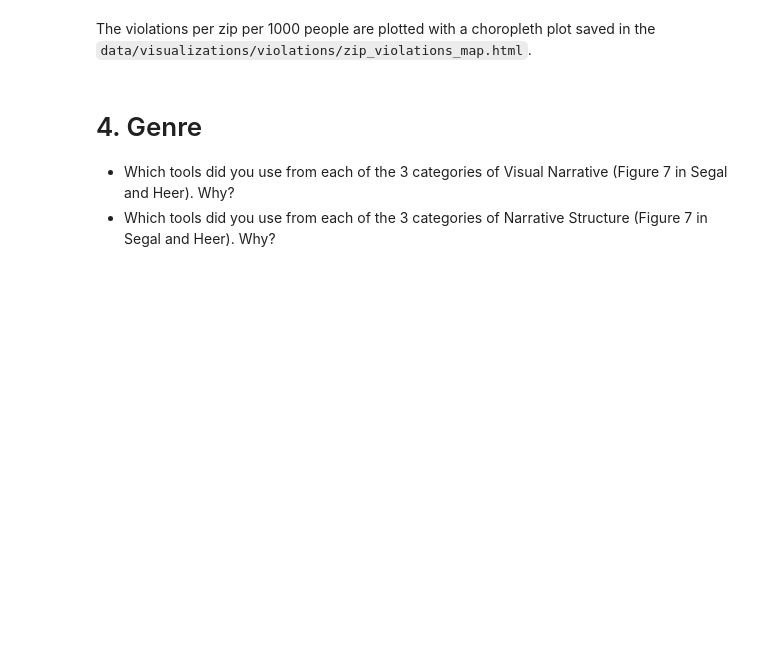
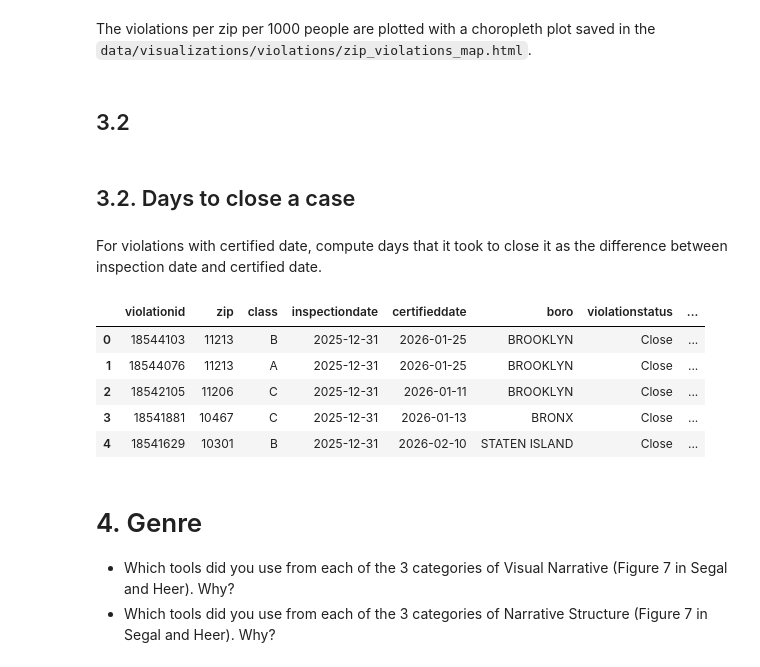
Before and after one commit to mariatmvendas/sdata_project, a Jupyter notebook: final_notebook.ipynb, the cells around one changed output. Cells and saved outputs as stored; diff of their text form; code cells hidden in the pictures; blank space fills up the shorter version.

```diff
--- a/final_notebook.ipynb
+++ b/final_notebook.ipynb
@@ -700,6 +700,28 @@ fig.update_layout(
 )
 
 fig.write_html("data/visualizations/violations/zip_violations_map.html")
+# %% [markdown]
+## 3.2
+# %% [markdown]
+## 3.2. Days to close a case
+# %% [markdown]
+For violations with certified date, compute days that it took to close it as the difference between inspection date and certified date.
+# %%
+df_cert = df_violations[df_violations["certifieddate"].notna()]
+df_cert["inspectiondate"] = pd.to_datetime(df_cert["inspectiondate"])
+df_cert["certifieddate"]  = pd.to_datetime(df_cert["certifieddate"])
+df_cert["days_to_certify"] = (df_cert["certifieddate"] - df_cert["inspectiondate"]).dt.days
+
+df_income = pd.read_csv("data/nyc_zipcode_income_class.csv")
+df_cert = df_cert.merge(df_income[['zipcode', 'income_cat']], left_on='zip',  right_on='zipcode', how='left').drop(columns='zipcode')
+df_cert.head()
+# %% [output]
+|  | violationid | zip | class | inspectiondate | certifieddate | boro | violationstatus | ... |
+| 0 | 18544103 | 11213 | B | 2025-12-31 | 2026-01-25 | BROOKLYN | Close | ... |
+| 1 | 18544076 | 11213 | A | 2025-12-31 | 2026-01-25 | BROOKLYN | Close | ... |
+| 2 | 18542105 | 11206 | C | 2025-12-31 | 2026-01-11 | BROOKLYN | Close | ... |
+| 3 | 18541881 | 10467 | C | 2025-12-31 | 2026-01-13 | BRONX | Close | ... |
+| 4 | 18541629 | 10301 | B | 2025-12-31 | 2026-02-10 | STATEN ISLAND | Close | ... |
 # %% [markdown]
 # 4. Genre
 - Which tools did you use from each of the 3 categories of Visual Narrative (Figure 7 in Segal and Heer). Why?
```
